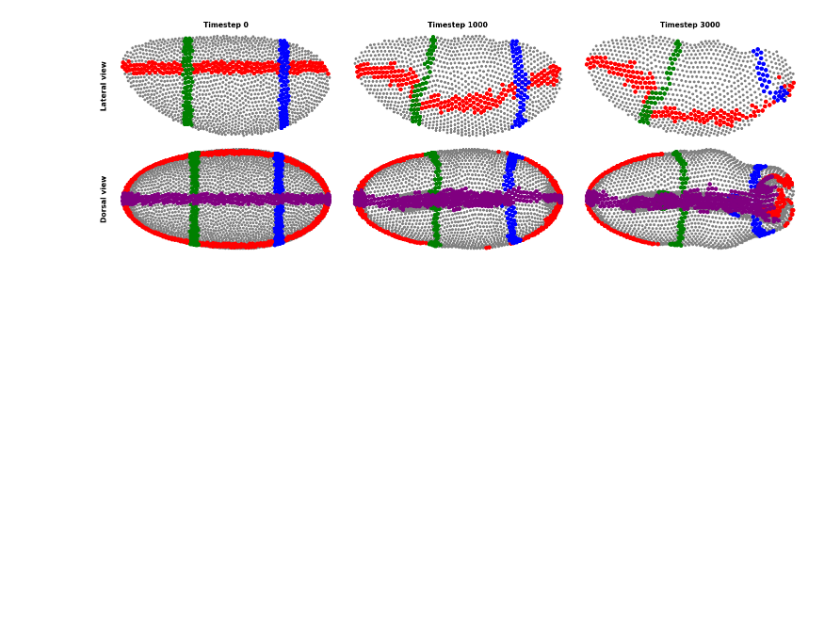
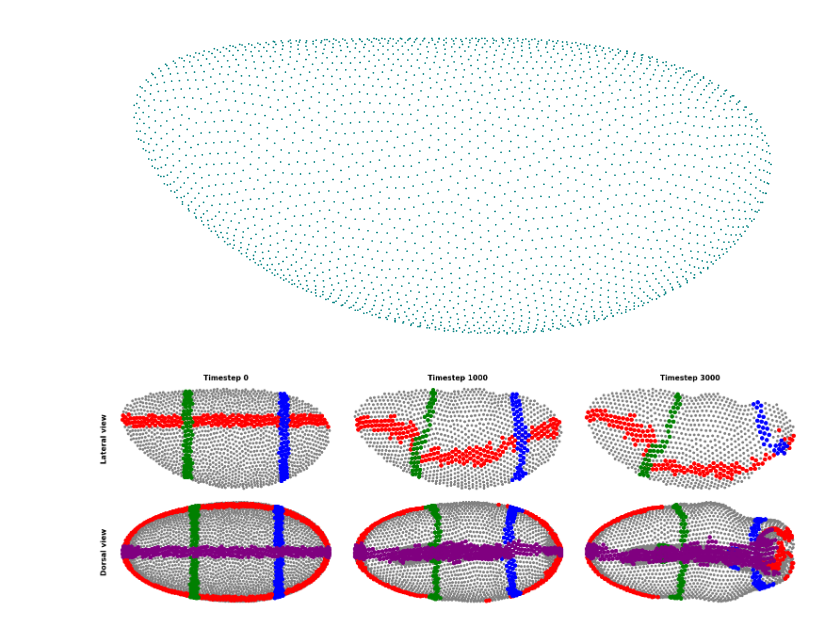
Before and after one commit to JakobSchauser/Thesis, a Jupyter notebook: CompareToData/GermBandMovements/germband.ipynb, the cells around one changed output. Drawn from its saved outputs; the diff is of its cells as text; code cells hidden in the pictures; blank space fills up the shorter version.

Commit message:
plots for theory section

```diff
--- a/CompareToData/GermBandMovements/germband.ipynb
+++ b/CompareToData/GermBandMovements/germband.ipynb
@@ -12,6 +12,28 @@ with h5py.File(path+'finale_normal.hdf5', 'r') as f:
     positions = f['x'][:]
     properties = f['properties'][:][0]
     p = f['p'][:]
+# %%
+fig = plt.figure(figsize=(15, 7))
+x, y, z = positions[0,:, 0], positions[0,:, 1], positions[0,:, 2]
+
+dx = -x + positions[50, :,0]
+dz = -z + positions[50, :,2]
+
+dx = dx/np.linalg.norm([dx, dz], axis=0)
+dz = dz/np.linalg.norm([dx, dz], axis=0)
+
+angles = np.arctan2(dz, dx)
+
+plt.scatter(x[y>0], z[y>0], s=1, c = "teal", alpha=1.)
+
+# plt.quiver(x[y>0], z[y>0], dx[y>0], dz[y>0], scale=0.5, scale_units='xy', angles='xy', color='teal', alpha=1.)
+
+# remove the axes
+plt.axis('off')
+
+plt.show()
+# %% [output]
+[figure, added]
 # %%
 x = positions[0,:,0]
 y = positions[0,:,1]
```
Also changed, not shown: 1 other file.
